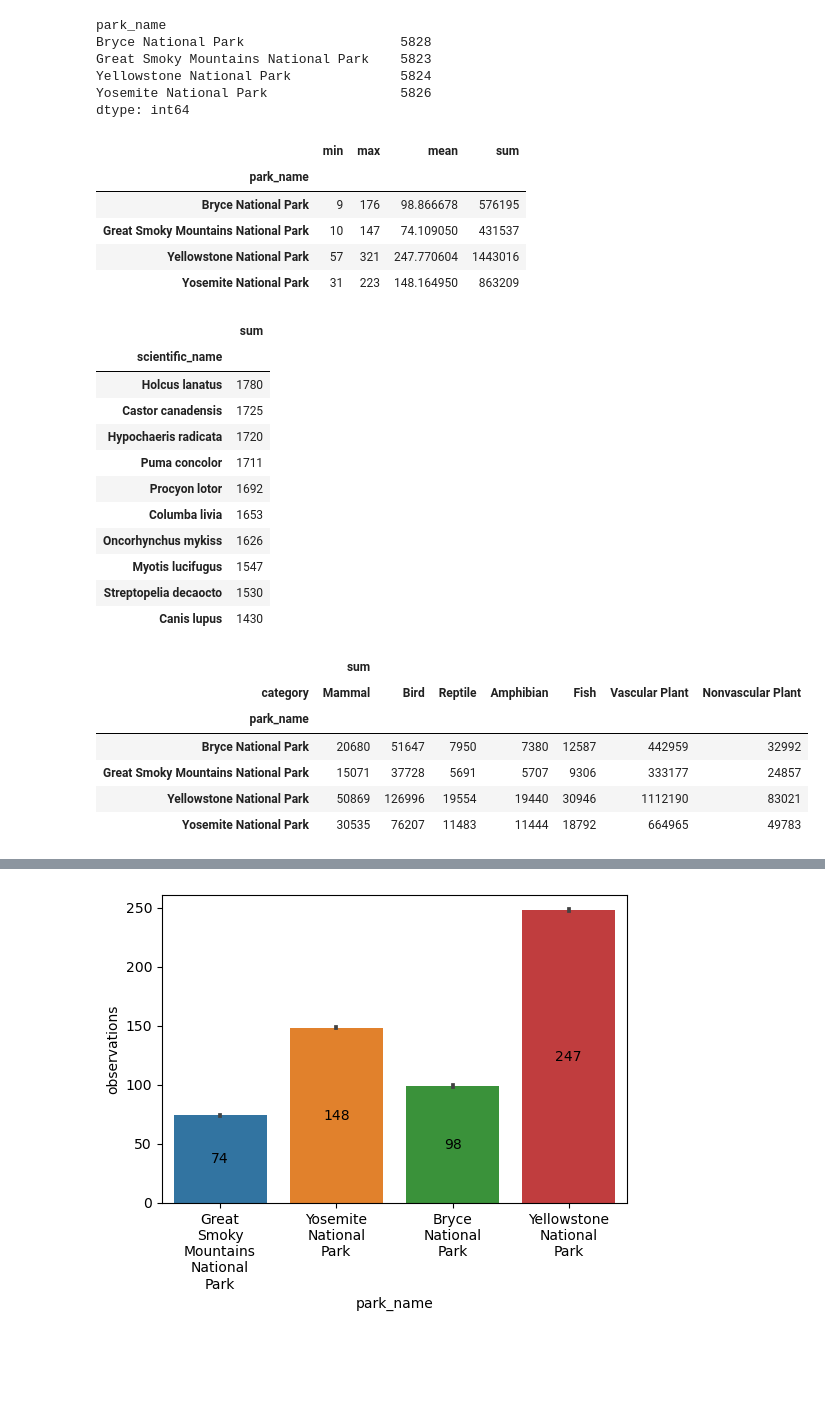
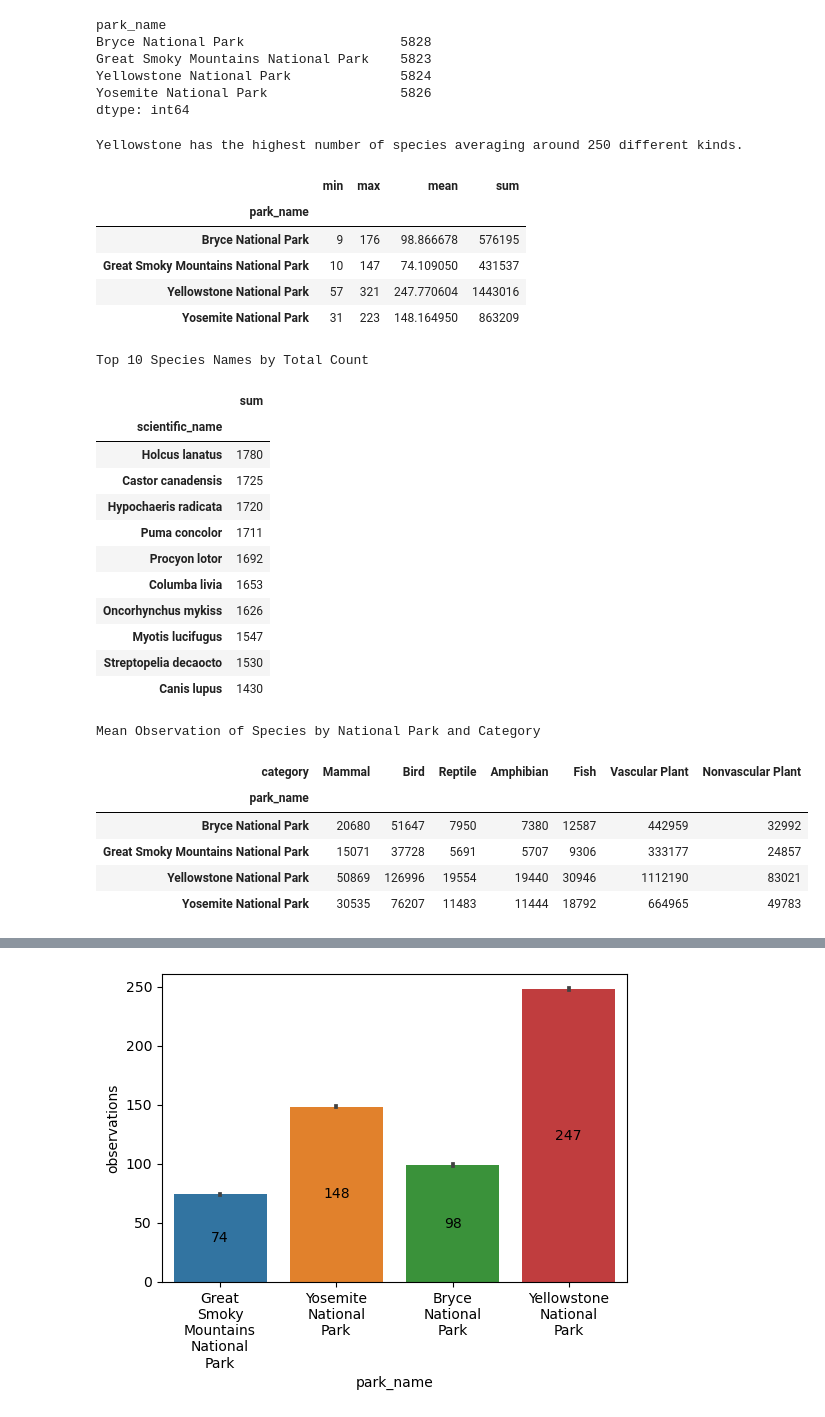
Before and after one commit to egecalay/Biodiversity-in-National-Parks, a Jupyter notebook: biodiversity.ipynb, the cells around one changed output, grey strips where cells are left out. Cells and saved outputs as stored; diff of their text form; code cells hidden in the pictures; blank space fills up the shorter version.

```diff
--- a/biodiversity.ipynb
+++ b/biodiversity.ipynb
@@ -84,6 +88,6 @@ Name: conservation_status, dtype: int64
 # It appears that the missing rows are structurally missing data.
 # The reason why the data is missing in the conservation status column is presumably,
 # because the species in question is not under any conservation
-species.conservation_status.fillna('N/A',inplace=True)
+species.conservation_status.fillna('Not Applicable',inplace=True)
 print(species.conservation_status.value_counts(dropna=False))
 # %% [output]
@@ -170,7 +174,7 @@ print(species.category.unique())
 # Not Evaluated, Data Deficient, Least Concern, Near Threatened, Vulnerable, Endangered, Critically Endangered, Extinct in the Wild and Extinct.
 # Dataset shall have the following order: Species of Concern <Threatened < Endangered < In Recovery
 #CategoricalDtype() # Another way to convert type to categorical, but prefer using pandas method Categorical in this project to prevent unnecessary library import
-species['conservation_status'] = pd.Categorical(values= species.conservation_status, categories=['N/A','Species of Concern', 'Threatened', 'Endangered','In Recovery'], ordered = True)
+species['conservation_status'] = pd.Categorical(values= species.conservation_status, categories=['Not Applicable','Species of Concern', 'Threatened', 'Endangered','In Recovery'], ordered = True)
 species['category'] =pd.Categorical(values= species.category,categories=['Mammal', 'Bird', 'Reptile', 'Amphibian', 'Fish' ,'Vascular Plant','Nonvascular Plant'])
 
 print('\n'); print(species.dtypes)
@@ -255,10 +254,13 @@ Yellowstone National Park              5824
 Yosemite National Park                 5826
 dtype: int64
 # %%
-# 2. How many species on average in each park? Yellowstone has the highest number of species on average around 250 different kinds.
+# 2. How many species on average in each park?
+
+print('\nYellowstone has the highest number of species averaging around 250 different kinds.\n')
 df_group_1 = df.groupby('park_name').observations.aggregate(['min', 'max','mean','sum'])
 df_group_1
 # %% [output]
+Yellowstone has the highest number of species averaging around 250 different kinds.
 |  | min | max | mean | sum |
 | park_name |  |  |  |  |
 | Bryce National Park | 9 | 176 | 98.866678 | 576195 |
@@ -268,10 +270,13 @@ df_group_1
 # %%
 # 3. What is the top 10 most observed species across all national parks?
 
+print('\nTop 10 Species Names by Total Count\n')
 df_group_2= df.groupby(['scientific_name']).observations.aggregate(['sum'])
 df_group_2.sort_values('sum',ascending=False,inplace=True)
-df_group_2.iloc[:10]
+df_group_2 = df_group_2.iloc[:10]
+df_group_2
 # %% [output]
+Top 10 Species Names by Total Count
 |  | sum |
 | scientific_name |  |
 | Holcus lanatus | 1780 |
@@ -286,11 +291,14 @@ df_group_2.iloc[:10]
 | Canis lupus | 1430 |
 # %%
 # 4a. Total endangered species count per national park and category
-#df_group_3= df.groupby(['conservation_status','park_name']).observations.aggregate(['sum'])
+# This would be cool to show on a US map with different size circles.
+
+print('\nMean Observation of Species by National Park and Category\n')
 df_group_3_sum=df.pivot_table(index=['park_name'],columns='category',values='observations',aggfunc=['sum'])
+df_group_3_sum = df_group_3_sum.droplevel(0,axis=1)
 df_group_3_sum
 # %% [output]
+Mean Observation of Species by National Park and Category
-|  | sum |  |  |  |  |  |  |
 | category | Mammal | Bird | Reptile | Amphibian | Fish | Vascular Plant | Nonvascular Plant |
 | park_name |  |  |  |  |  |  |  |
 | Bryce National Park | 20680 | 51647 | 7950 | 7380 | 12587 | 442959 | 32992 |
```
Also changed, not shown: parts of 13 cells of this notebook.
